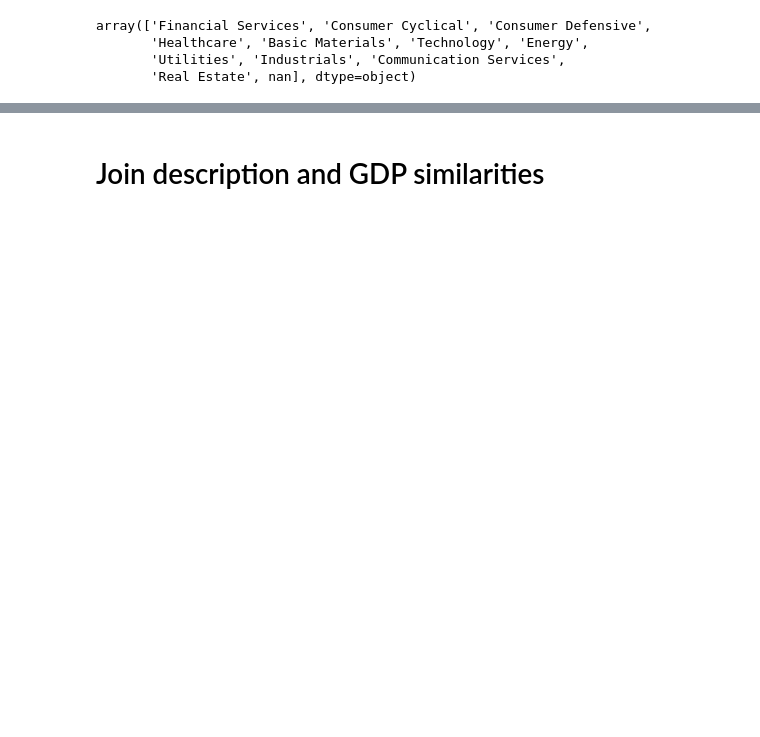
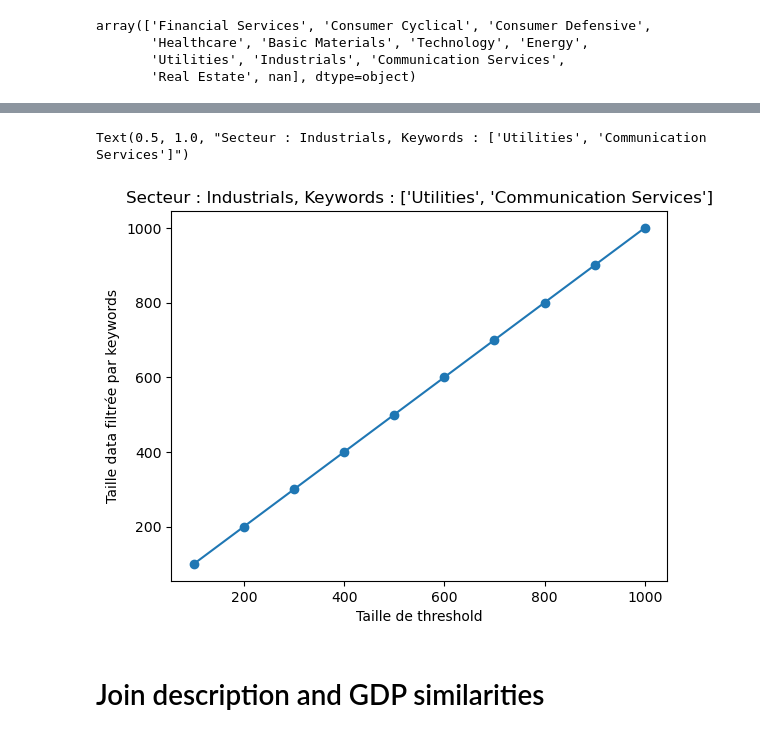
Before and after one commit to DlDI/PeerAnalysis, a Jupyter notebook: Notebooks/calcul_similarité_description.ipynb, the cells around one changed output, grey strips where cells are left out. Saved outputs shown, nothing was run; the diff lists cells and outputs as text; code cells hidden in the pictures; blank space fills up the shorter version.

```diff
--- a/Notebooks/calcul_similarité_description.ipynb
+++ b/Notebooks/calcul_similarité_description.ipynb
@@ -1004,0 +1069,12 @@ filtered_df
+# %%
+threshold_list = [100*i for i in range(1, 11)]
+list_final_size = []
+for threshold in threshold_list:
+    filtered_df = reduce_df_size(df_full, test_sector, test_list_keyword, threshold)
+    list_final_size.append(filtered_df.shape[0])
+
+plt.plot(threshold_list, list_final_size, marker='o', linestyle='-')
+plt.xlabel('Taille de threshold')
+plt.ylabel('Taille data filtrée par keywords')
+plt.title(f'Secteur : {test_sector}, Keywords : {test_list_keyword}')
+# %% [output]
@@ -1005,3 +1085,5 @@ filtered_df
+Text(0.5, 1.0, "Secteur : Industrials, Keywords : ['Utilities', 'Communication Services']")
+[figure, added]
 # %% [markdown]
 # Join description and GDP similarities
 # %%
```
Also changed, not shown: parts of 39 cells of this notebook.
